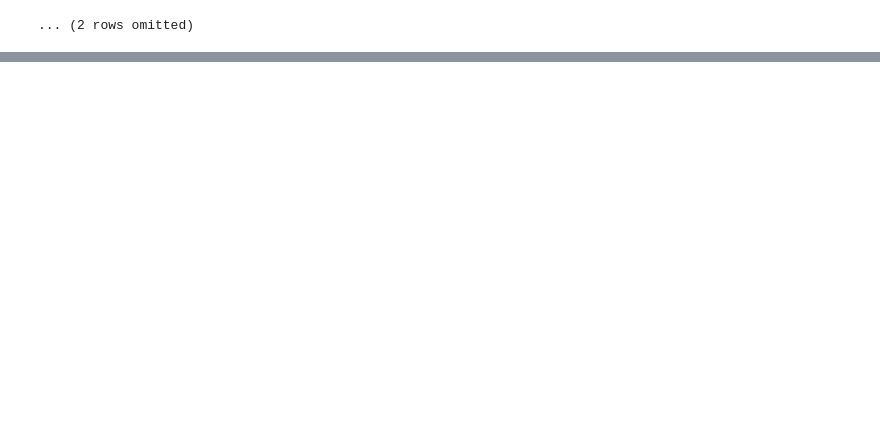
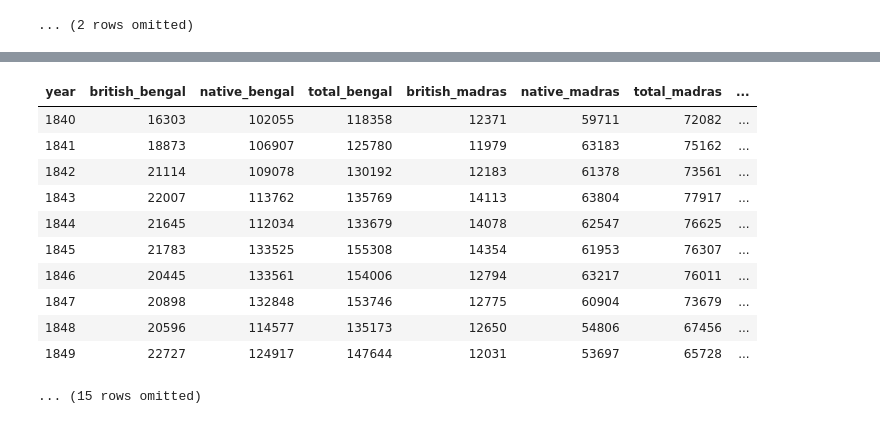
Before and after one commit to dsindia/notebooks, a Jupyter notebook: lesson7/Lesson_7_Visualization.ipynb, the cells around one changed output, grey strips where cells are left out. Drawn from its saved outputs; the diff is of its cells as text; code cells hidden in the pictures; blank space fills up the shorter version.

Commit message:
indian mutiny

```diff
--- a/lesson7/Lesson_7_Visualization.ipynb
+++ b/lesson7/Lesson_7_Visualization.ipynb
@@ -101,0 +104,16 @@ tourism_by_region.select(0).with_column('Thousands of Tourists in 2010', tourism
+# %%
+troops = Table.read_table("british_india_troops.csv")
+troops
+# %% [output]
+| year | british_bengal | native_bengal | total_bengal | british_madras | native_madras | total_madras | ... |
+| 1840 | 16303 | 102055 | 118358 | 12371 | 59711 | 72082 | ... |
+| 1841 | 18873 | 106907 | 125780 | 11979 | 63183 | 75162 | ... |
+| 1842 | 21114 | 109078 | 130192 | 12183 | 61378 | 73561 | ... |
+| 1843 | 22007 | 113762 | 135769 | 14113 | 63804 | 77917 | ... |
+| 1844 | 21645 | 112034 | 133679 | 14078 | 62547 | 76625 | ... |
+| 1845 | 21783 | 133525 | 155308 | 14354 | 61953 | 76307 | ... |
+| 1846 | 20445 | 133561 | 154006 | 12794 | 63217 | 76011 | ... |
+| 1847 | 20898 | 132848 | 153746 | 12775 | 60904 | 73679 | ... |
+| 1848 | 20596 | 114577 | 135173 | 12650 | 54806 | 67456 | ... |
+| 1849 | 22727 | 124917 | 147644 | 12031 | 53697 | 65728 | ... |
+... (15 rows omitted)
```
Also changed, not shown: parts of 9 cells of this notebook, 1 other file.
